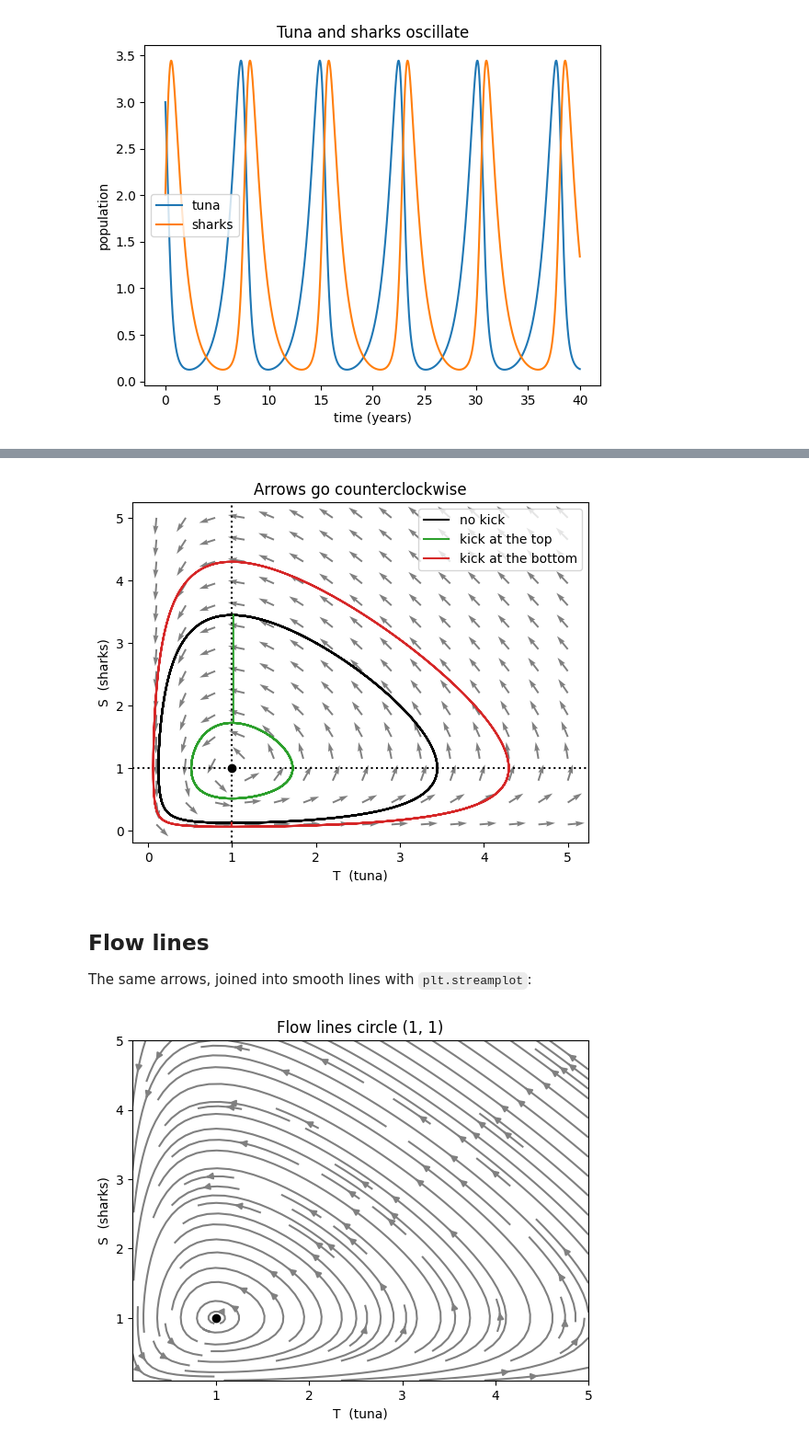
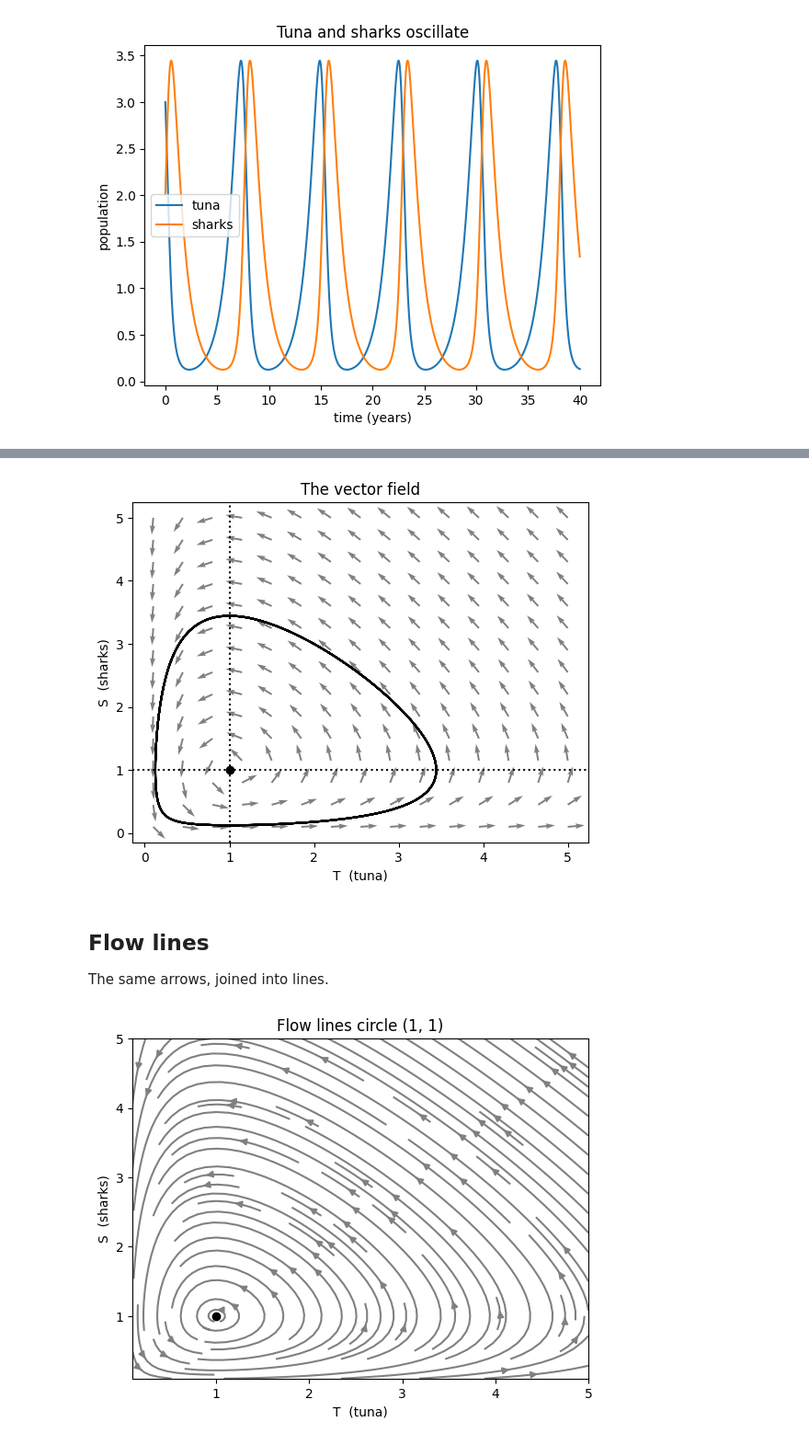
Before and after one commit to jbrown54-oss/Population-Dynamics, a Jupyter notebook: notebooks/shark-tuna-model.ipynb, the cells around one changed output, grey strips where cells are left out. Shown at 92% size. Drawn from its saved outputs; the diff is of its cells as text; code cells hidden in the pictures.

```diff
--- a/notebooks/shark-tuna-model.ipynb
+++ b/notebooks/shark-tuna-model.ipynb
@@ -195,30 +154,23 @@ The lines cross at $(1, 1)$, where nothing changes. A kick drops the state strai
 # %%
 Tg, Sg = np.meshgrid(np.linspace(0.1, 5, 15), np.linspace(0.1, 5, 15))
 dS, dT = change(Sg, Tg)
 length = np.hypot(dT, dS)
 
 plt.quiver(Tg, Sg, dT / length, dS / length, color='gray')
 plt.axhline(b / beta, color='k', linestyle=':')
 plt.axvline(d / (m * beta), color='k', linestyle=':')
 plt.plot(1, 1, 'ko')
-
-plt.plot(T, S, 'k', label='no kick')
-for t_kick, name, color in [(t_top, 'top', 'C2'), (t_bottom, 'bottom', 'C3')]:
-    tp, Sp, Tp = perturb(t_kick)
-    after = tp >= t_kick
-    plt.plot(Tp[after], Sp[after], color, label=f'kick at the {name}')
-
+plt.plot(T, S, 'k')
 plt.xlabel('T  (tuna)')
 plt.ylabel('S  (sharks)')
-plt.title('Arrows go counterclockwise')
-plt.legend()
+plt.title('The vector field')
 plt.show()
 # %% [output]
-[figure, old version]
+[figure, new version]
 # %% [markdown]
 ## Flow lines
 
-The same arrows, joined into smooth lines with `plt.streamplot`:
+The same arrows, joined into lines.
 # %%
 plt.streamplot(Tg, Sg, dT, dS, color='gray', density=1.2)
 plt.plot(1, 1, 'ko')
```
Also changed, not shown: parts of 21 cells of this notebook.
